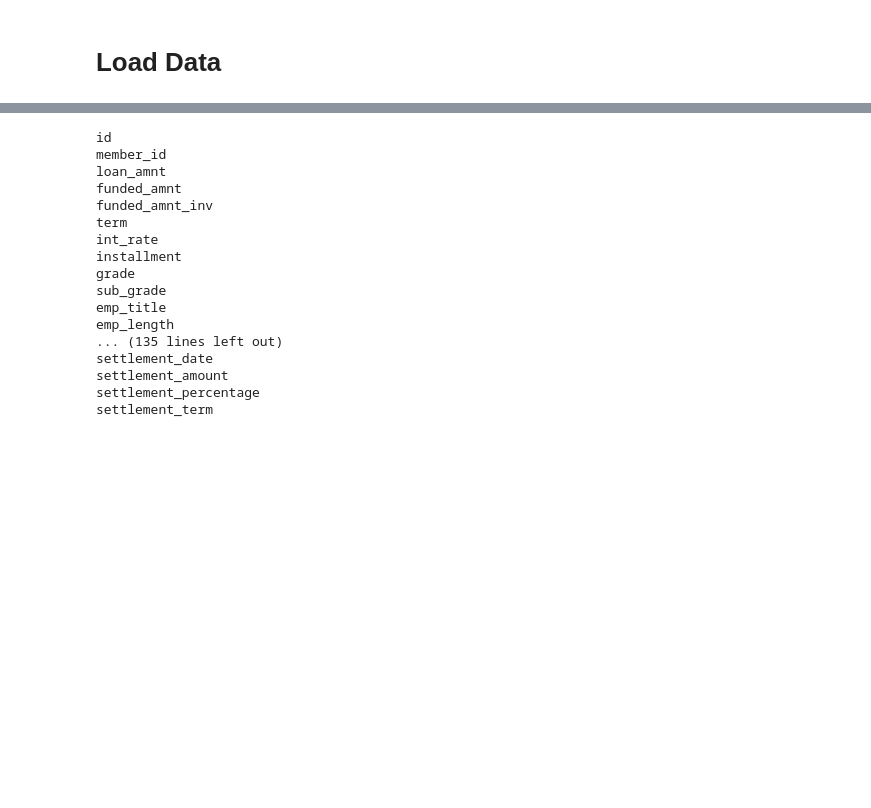
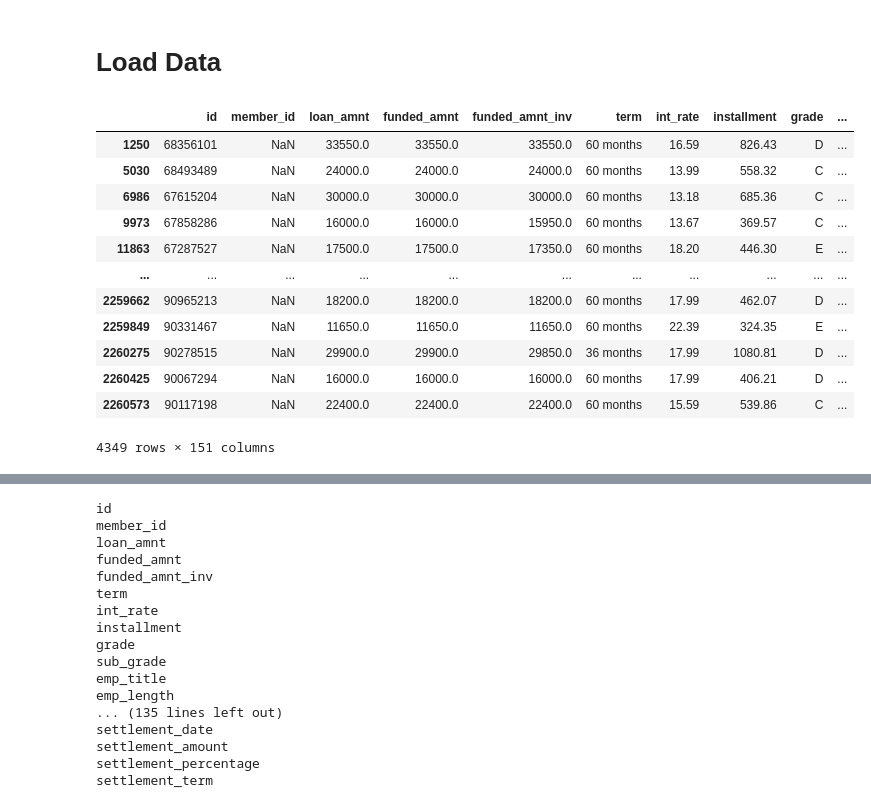
Before and after one commit to gavmross/aravalli, a Jupyter notebook: scripts/analysis.ipynb, the cells around one changed output, grey strips where cells are left out. Drawn from its saved outputs; the diff is of its cells as text; code cells hidden in the pictures; blank space fills up the shorter version.

```diff
--- a/scripts/analysis.ipynb
+++ b/scripts/analysis.ipynb
@@ -18,4 +15,21 @@ KAGGLE_TOKEN = "KGAT_0afafa0d8410555d77602e569d9f47bf"
 # %% [markdown]
 # Load Data
 # %%
-input_df = pd.read_csv(r'C:\Users\gavro\OneDrive\Desktop\aravalli\data-check\accepted_2007_to_2018Q4.csv')
+input_df = pd.read_csv(r'C:\Users\gavro\OneDrive\Desktop\aravalli\data\accepted_2007_to_2018Q4.csv')
+# %%
+ex = input_df[input_df['loan_status'] == "Late (16-30 days)"]
+ex
+# %% [output]
+|  | id | member_id | loan_amnt | funded_amnt | funded_amnt_inv | term | int_rate | installment | grade | ... |
+| 1250 | 68356101 | NaN | 33550.0 | 33550.0 | 33550.0 | 60 months | 16.59 | 826.43 | D | ... |
+| 5030 | 68493489 | NaN | 24000.0 | 24000.0 | 24000.0 | 60 months | 13.99 | 558.32 | C | ... |
+| 6986 | 67615204 | NaN | 30000.0 | 30000.0 | 30000.0 | 60 months | 13.18 | 685.36 | C | ... |
+| 9973 | 67858286 | NaN | 16000.0 | 16000.0 | 15950.0 | 60 months | 13.67 | 369.57 | C | ... |
+| 11863 | 67287527 | NaN | 17500.0 | 17500.0 | 17350.0 | 60 months | 18.20 | 446.30 | E | ... |
+| ... | ... | ... | ... | ... | ... | ... | ... | ... | ... | ... |
+| 2259662 | 90965213 | NaN | 18200.0 | 18200.0 | 18200.0 | 60 months | 17.99 | 462.07 | D | ... |
+| 2259849 | 90331467 | NaN | 11650.0 | 11650.0 | 11650.0 | 60 months | 22.39 | 324.35 | E | ... |
+| 2260275 | 90278515 | NaN | 29900.0 | 29900.0 | 29850.0 | 36 months | 17.99 | 1080.81 | D | ... |
+| 2260425 | 90067294 | NaN | 16000.0 | 16000.0 | 16000.0 | 60 months | 17.99 | 406.21 | D | ... |
+| 2260573 | 90117198 | NaN | 22400.0 | 22400.0 | 22400.0 | 60 months | 15.59 | 539.86 | C | ... |
+4349 rows × 151 columns
```
Also changed, not shown: parts of 3 cells of this notebook, 29 other files.
